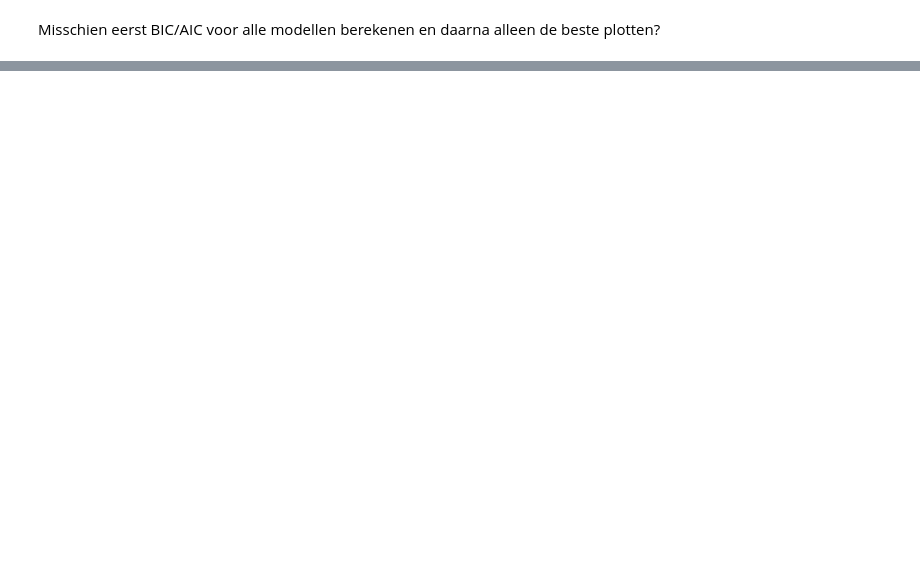
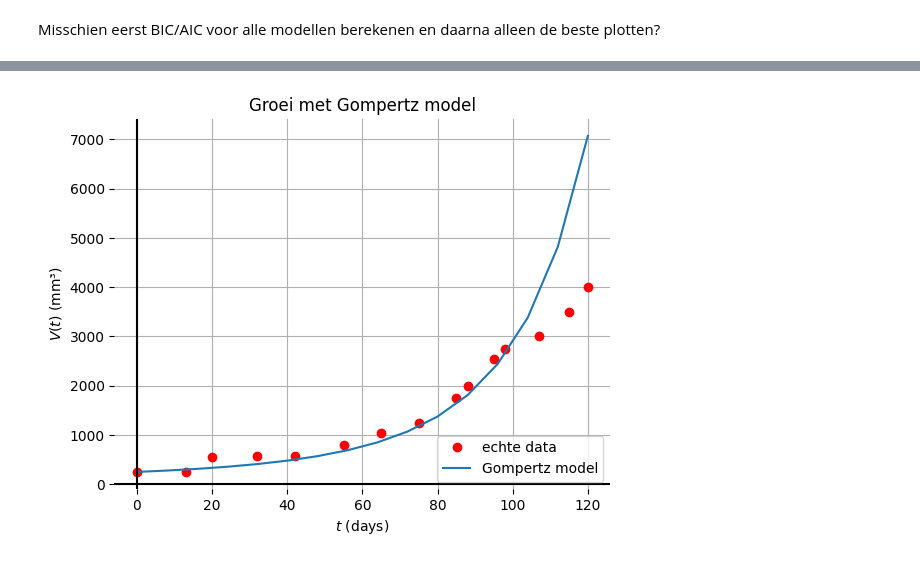
Before and after one commit to MirteDraaijer/ODEs, a Jupyter notebook: ode_demo.ipynb, the cells around one changed output, grey strips where cells are left out. Saved outputs shown, nothing was run; the diff lists cells and outputs as text; code cells hidden in the pictures; blank space fills up the shorter version.

```diff
--- a/ode_demo.ipynb
+++ b/ode_demo.ipynb
@@ -201,0 +397,22 @@ Misschien eerst BIC/AIC voor alle modellen berekenen en daarna alleen de beste p
+# %%
+voorbeeld4 = ode_solver(250, 15, 8)
+params0 = {"c" : 0.1, "volume_max" : 100}
+params, mse = voorbeeld4.fit(
+    echte_volumes=  Vs_exact,
+    model = lambda c, volume_max: voorbeeld4.gompertz(c, volume_max),
+    params0 = params0
+)
+
+dagen, volumes = voorbeeld4.gompertz(**params)
+
+plt.plot(ts_exact, Vs_exact, "or", label = "echte data")
+voorbeeld4.plot(dagen, volumes, "Gompertz model")
+
+plt.axhline(0.0, color="k"); plt.axvline(0.0, color="k")
+plt.title("Groei met Gompertz model"); plt.xlabel("$t$ (days)"); plt.ylabel("$V(t)$ (mm³)")
+plt.grid(True); plt.box(False)
+plt.legend()
+
+plt.show()
+# %% [output]
+[figure, added]
```
Also changed, not shown: parts of 23 cells of this notebook, 1 other file.
